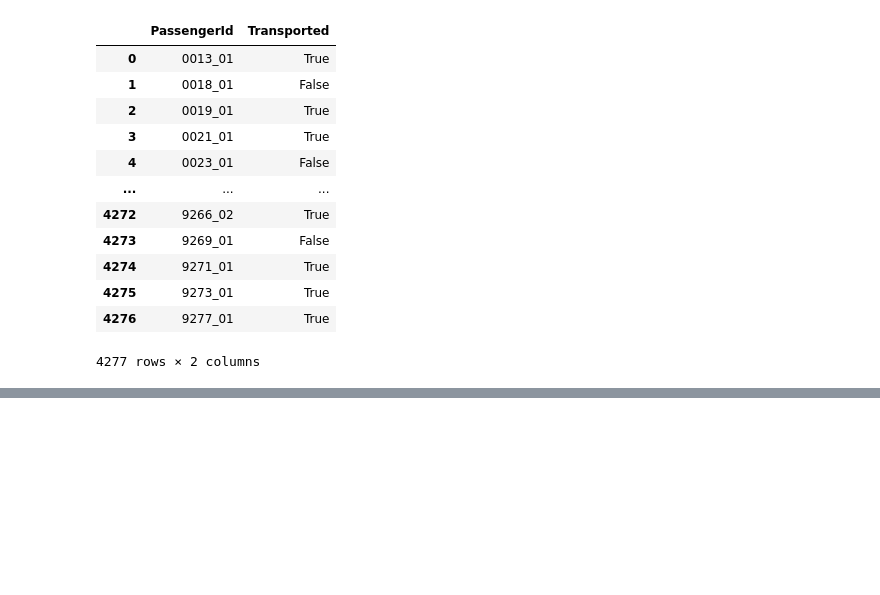
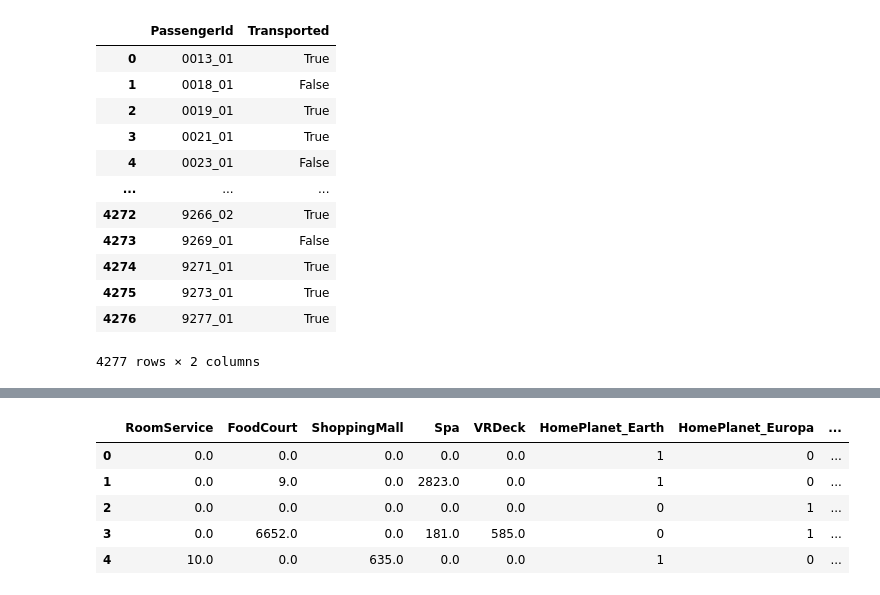
Before and after one commit to Comaroff/Kaggle, a Jupyter notebook: Space_3.ipynb, the cells around one changed output, grey strips where cells are left out. Saved outputs shown, nothing was run; the diff lists cells and outputs as text; code cells hidden in the pictures; blank space fills up the shorter version.

```diff
--- a/Space_3.ipynb
+++ b/Space_3.ipynb
@@ -299,0 +304,6 @@ my
+# %%
+model_rf = RandomForestClassifier()
+paramertrs = {'criterion': ["entropy", "gini"], 'n_estimators': range(10, 25, 5), 'max_depth': range(3, 10),
+             'min_samples_split': range(2, 10), 'min_samples_leaf': range(2, 10)}
+grid_search_cv = GridSearchCV(model_rf, paramertrs, cv=10)
+grid_search_cv.fit(X_train_rf, y_train_rf)
@@ -299,0 +325,2 @@ my
+# %%
+best_rf = grid_search_cv.best_estimator_
@@ -299,0 +343,14 @@ my
+# %%
+X_test_rf_fin=df_test.iloc[:,:]
+y_pred_rf_fin = best_rf.predict(X_test_rf_fin)
+# %%
+test_pred_rf = pd.concat([df_test, pd.DataFrame(y_pred_rf_fin)], axis=1)
+# %%
+test_pred_rf.head(5)
+# %% [output]
+|  | RoomService | FoodCourt | ShoppingMall | Spa | VRDeck | HomePlanet_Earth | HomePlanet_Europa | ... |
+| 0 | 0.0 | 0.0 | 0.0 | 0.0 | 0.0 | 1 | 0 | ... |
+| 1 | 0.0 | 9.0 | 0.0 | 2823.0 | 0.0 | 1 | 0 | ... |
+| 2 | 0.0 | 0.0 | 0.0 | 0.0 | 0.0 | 0 | 1 | ... |
+| 3 | 0.0 | 6652.0 | 0.0 | 181.0 | 585.0 | 0 | 1 | ... |
+| 4 | 10.0 | 0.0 | 635.0 | 0.0 | 0.0 | 1 | 0 | ... |
```
Also changed, not shown: parts of 9 cells of this notebook.
